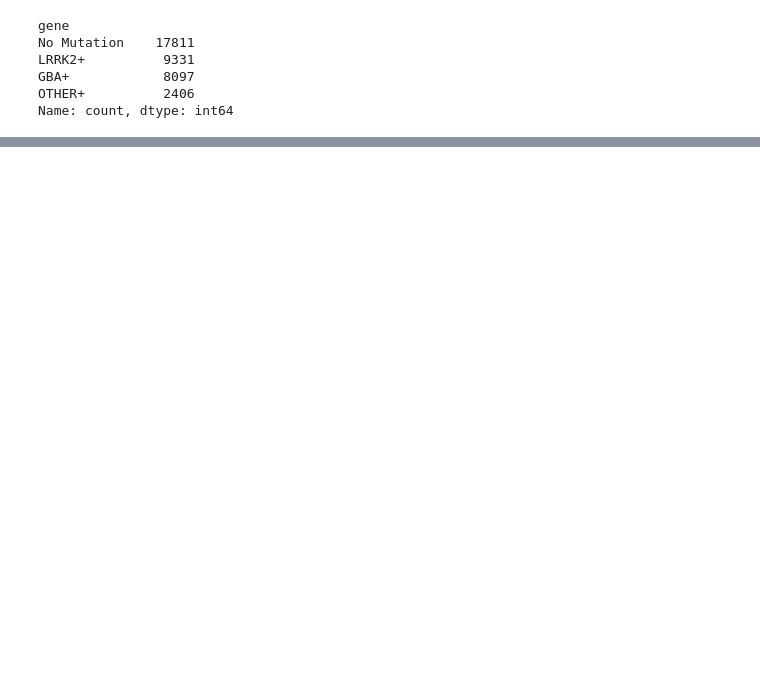
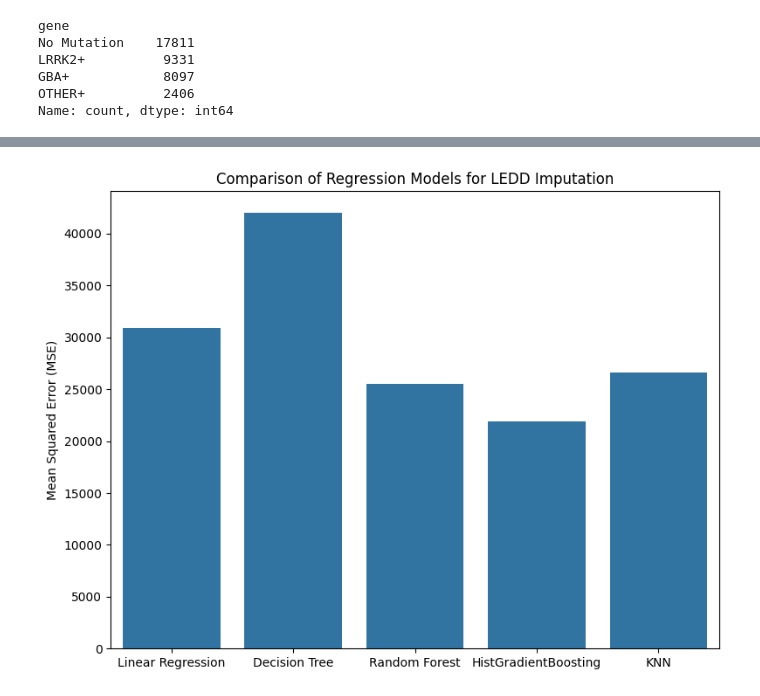
Before and after one commit to SoAnVa/DataChallengeParkinson, a Jupyter notebook: exploration.ipynb, the cells around one changed output, grey strips where cells are left out. Cells and saved outputs as stored; diff of their text form; code cells hidden in the pictures; blank space fills up the shorter version.

Commit message:
fill missing values

```diff
--- a/exploration.ipynb
+++ b/exploration.ipynb
@@ -189,9 +165,3 @@ https://gist.github.com/mwaskom/de44147ed2974457ad6372750bbe5751
 
   sns.distplot(Y_train['target']);
 [figure]
-# %%
-for col in ['cohort', 'sexM', 'gene']:
-    plt.figure()  # Create a new figure for each plot
-    sns.histplot(data=data, x='target', hue=col, element="step", stat="density", common_norm=False)
-    plt.title(f"Histogram of Target by {col}")
-    plt.show()  # Display the plot
@@ -491,0 +453,78 @@ Name: count, dtype: int64
+# %%
+data=data_imputed.copy()
+# %%
+from sklearn.model_selection import train_test_split
+from sklearn.metrics import mean_squared_error
+from sklearn.pipeline import Pipeline
+from sklearn.impute import SimpleImputer
+from sklearn.preprocessing import OneHotEncoder, StandardScaler
+from sklearn.compose import ColumnTransformer
+
+# Regressors from scikit-learn
+from sklearn.linear_model import LinearRegression
+from sklearn.tree import DecisionTreeRegressor
+from sklearn.ensemble import RandomForestRegressor, HistGradientBoostingRegressor
+from sklearn.neighbors import KNeighborsRegressor
+
+# Filter the data to rows with non-missing LEDD values
+df_reg = data[data['ledd'].notna()].copy()
+
+# Define features and target:
+features = ['cohort', 'sexM', 'gene', 'age_at_diagnosis', 'age']
+target = 'ledd'
+
+X = df_reg[features].copy()
+y = df_reg[target]
+
+# Identify categorical and numerical features
+cat_features = ['cohort', 'gene']
+num_features = [col for col in features if col not in cat_features]
+
+# Build a column transformer for preprocessing:
+preprocessor = ColumnTransformer(
+    transformers=[
+        ('num', Pipeline([
+            ('imputer', SimpleImputer(strategy='median')),
+            ('scaler', StandardScaler())
+        ]), num_features),
+        ('cat', Pipeline([
+            ('imputer', SimpleImputer(strategy='most_frequent')),
+            ('onehot', OneHotEncoder(handle_unknown='ignore'))
+        ]), cat_features)
+    ]
+)
+
+# Define a dictionary of regressors to compare
+regressors = {
+    'Linear Regression': LinearRegression(),
+    'Decision Tree': DecisionTreeRegressor(random_state=42),
+    'Random Forest': RandomForestRegressor(n_estimators=100, random_state=42),
+    'HistGradientBoosting': HistGradientBoostingRegressor(random_state=42),
+    'KNN': KNeighborsRegressor()
+}
+
+results = {}
+
+# Split the dataset into training and testing sets (80/20 split)
+X_train, X_test, y_train, y_test = train_test_split(X, y, test_size=0.2, random_state=42)
+
+# Train each regressor within a pipeline and compute the MSE
+for name, reg in regressors.items():
+    pipeline = Pipeline(steps=[
+        ('preprocessor', preprocessor),
+        ('regressor', reg)
+    ])
+    pipeline.fit(X_train, y_train)
+    y_pred = pipeline.predict(X_test)
+    mse = mean_squared_error(y_test, y_pred)
+    results[name] = mse
+    print(f"{name} MSE: {mse:.3f}")
+
+# Plot the MSE values in a bar chart for comparison
+plt.figure(figsize=(8,6))
+sns.barplot(x=list(results.keys()), y=list(results.values()))
+plt.ylabel("Mean Squared Error (MSE)")
+plt.title("Comparison of Regression Models for LEDD Imputation")
+plt.tight_layout()
+plt.show()
+# %% [output]
@@ -491,0 +536 @@ Name: count, dtype: int64
+[figure, added]
```
Also changed, not shown: parts of 44 cells of this notebook.
